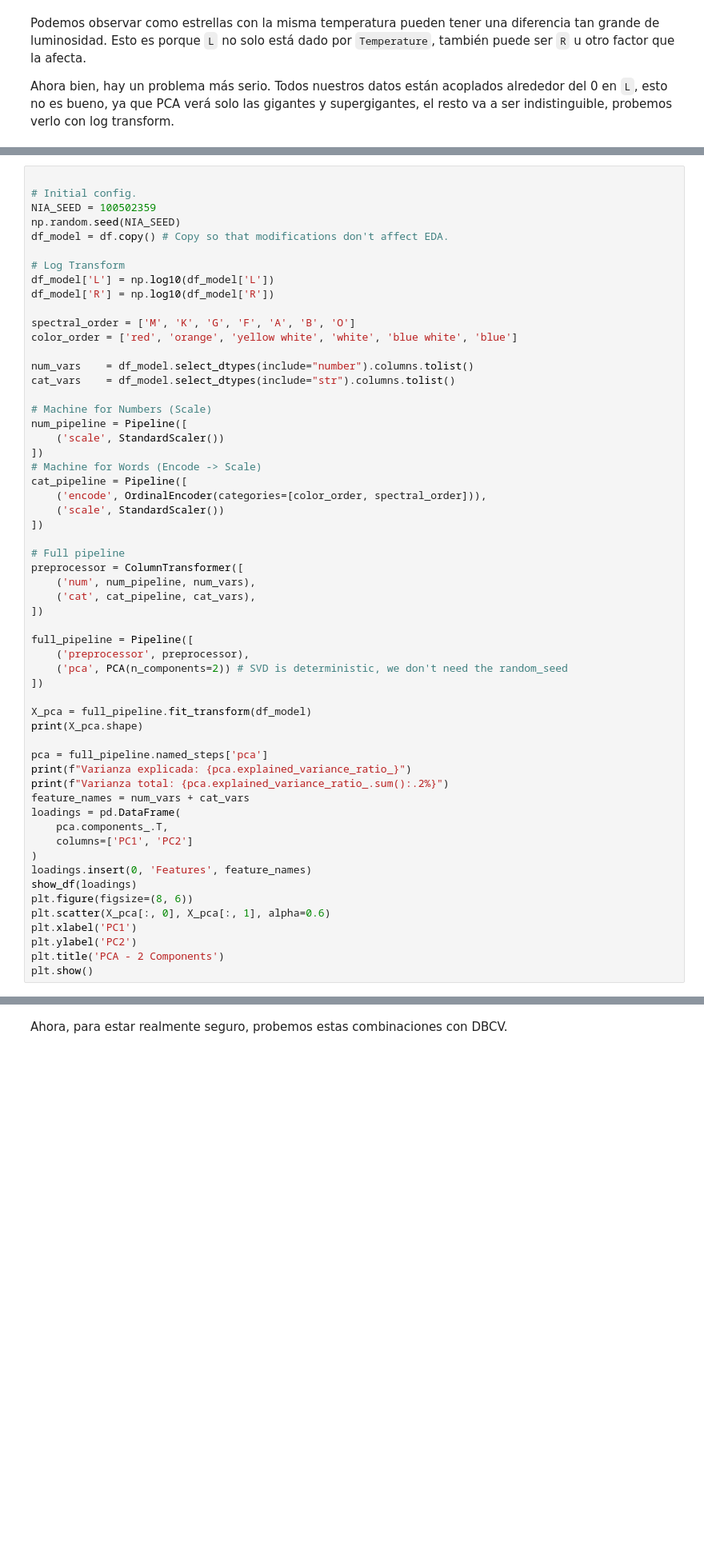
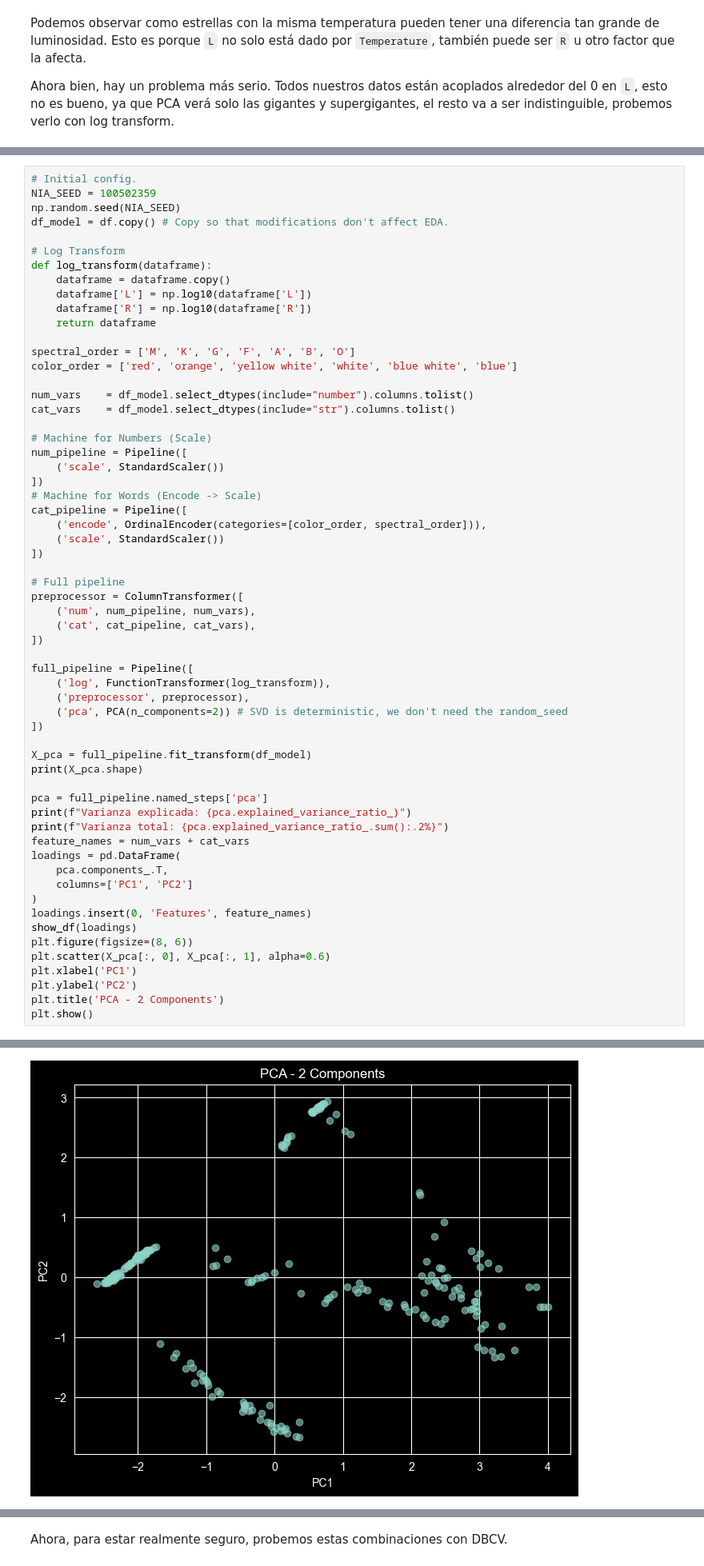
Before and after one commit to mathiasaiva/clustering_practice, a Jupyter notebook: notebooks/clustering.ipynb, the cells around one changed output, grey strips where cells are left out. Shown at 80% size. Drawn from its saved outputs; the diff is of its cells as text; blank space fills up the shorter version.

```diff
--- a/notebooks/clustering.ipynb
+++ b/notebooks/clustering.ipynb
@@ -304,15 +350,17 @@ Los outliers detectados por IQR no son ruido, son poblaciones poco frecuentes co
 
 # Pre-Procesado
 # %%
-
 # Initial config.
 NIA_SEED = 100502359
 np.random.seed(NIA_SEED)
 df_model = df.copy() # Copy so that modifications don't affect EDA.
 
 # Log Transform
-df_model['L'] = np.log10(df_model['L'])
-df_model['R'] = np.log10(df_model['R'])
+def log_transform(dataframe):
+    dataframe = dataframe.copy()
+    dataframe['L'] = np.log10(dataframe['L'])
+    dataframe['R'] = np.log10(dataframe['R'])
+    return dataframe
 
 spectral_order = ['M', 'K', 'G', 'F', 'A', 'B', 'O']
 color_order = ['red', 'orange', 'yellow white', 'white', 'blue white', 'blue']
@@ -337,6 +385,7 @@ preprocessor = ColumnTransformer([
 ])
 
 full_pipeline = Pipeline([
+    ('log', FunctionTransformer(log_transform)),
     ('preprocessor', preprocessor),
     ('pca', PCA(n_components=2)) # SVD is deterministic, we don't need the random_seed
 ])
@@ -360,3 +409,4 @@ plt.xlabel('PC1')
 plt.ylabel('PC2')
 plt.title('PCA - 2 Components')
 plt.show()
+# %% [output]
@@ -363,3 +423,4 @@ plt.show()
+[figure, added]
 # %% [markdown]
 El pre-procesado fue un éxito, con 94.68% de varianza, mantuvimos casi toda la información al acoplar. PC1 explica el 63.37% sola, usando todos los features, y PC2 31.13%, probablemente usando `L`, `R` y `A_M`. Hay que recordar que `A_M` es una escala invertida.
 
```
Also changed, not shown: parts of 30 cells of this notebook.
